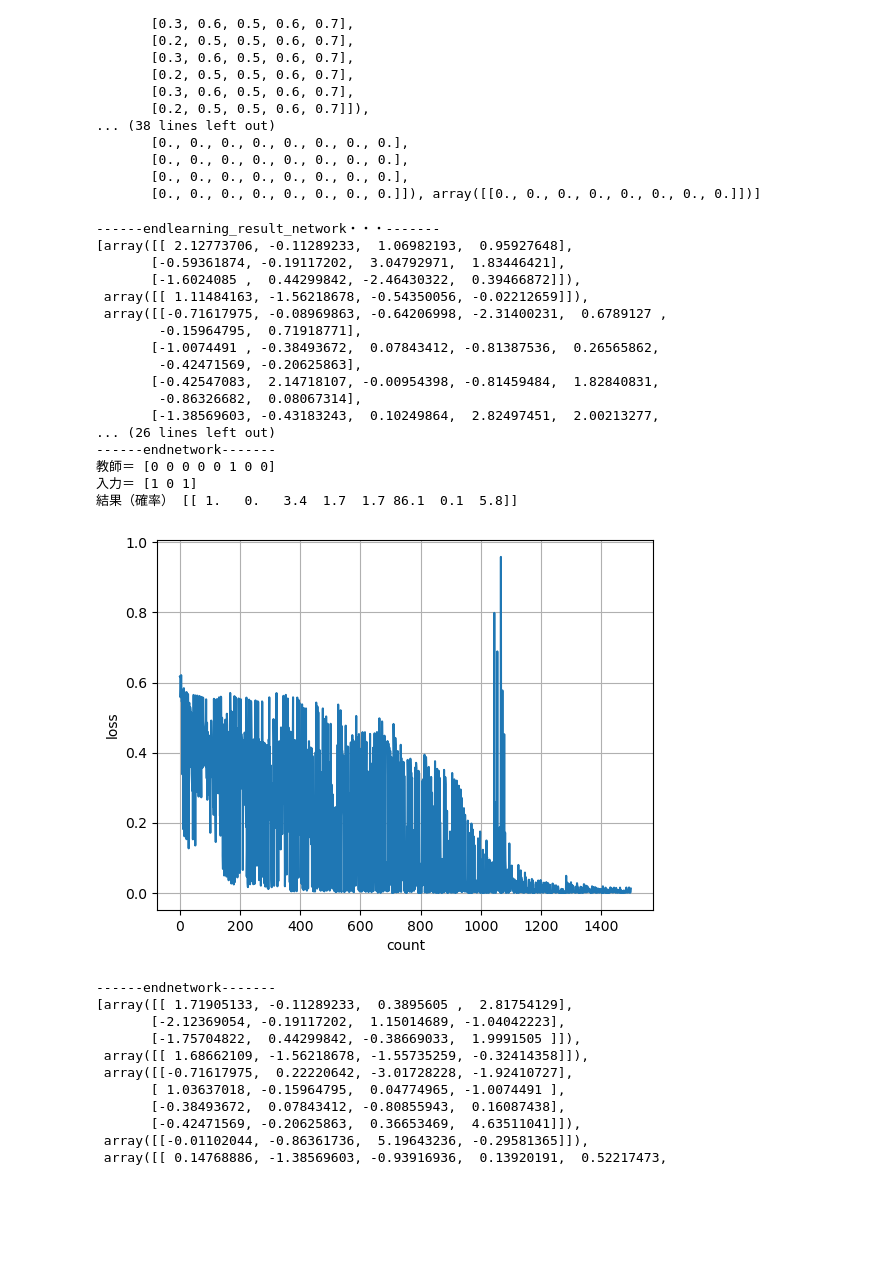
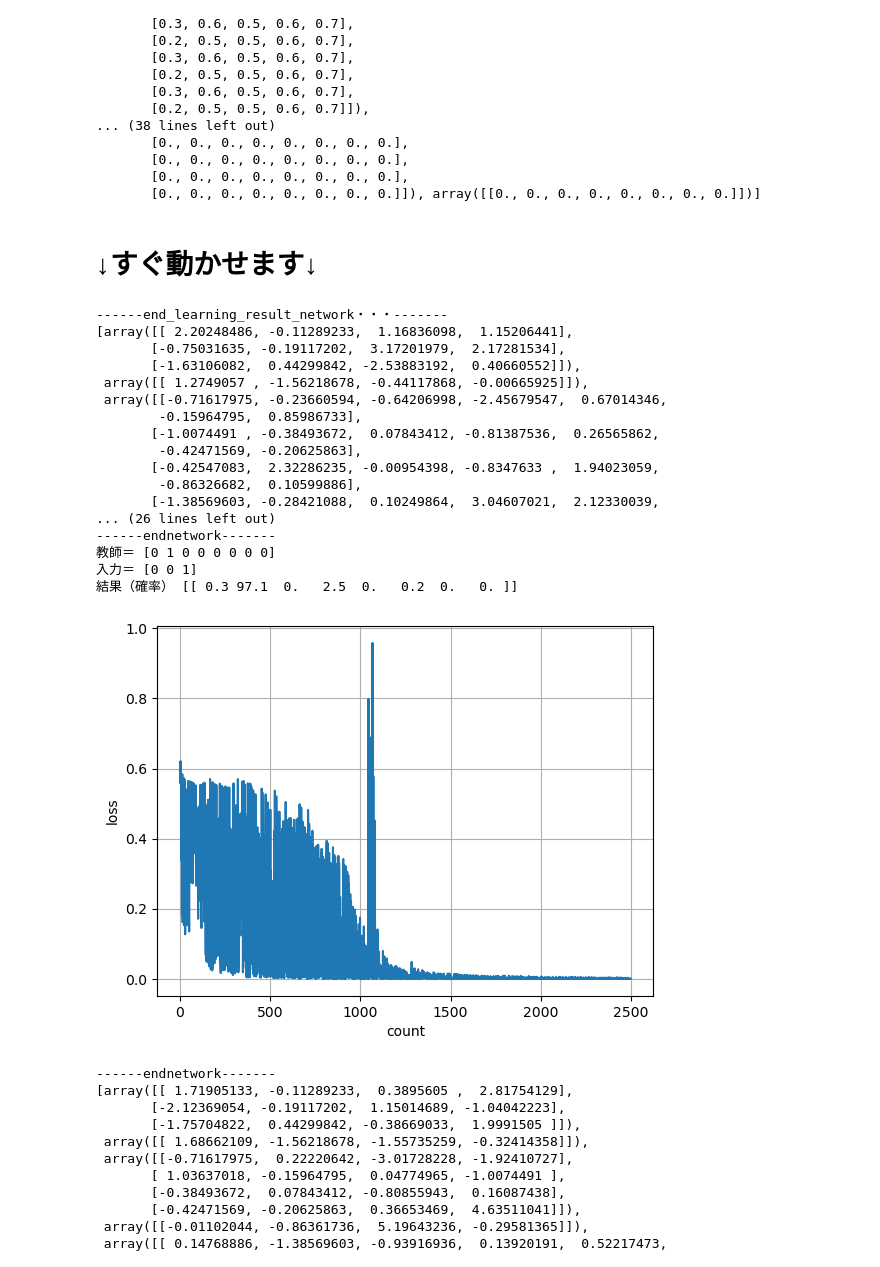
Before and after one commit to ShibuyaAtsushi/sibuya, a Jupyter notebook: my_neuralnet_1.ipynb, the cells around one changed output. Cells and saved outputs as stored; diff of their text form; code cells hidden in the pictures; blank space fills up the shorter version.

```diff
--- a/my_neuralnet_1.ipynb
+++ b/my_neuralnet_1.ipynb
@@ -380,10 +380,13 @@ print(network1_zeros)
        [0., 0., 0., 0., 0., 0., 0., 0.],
        [0., 0., 0., 0., 0., 0., 0., 0.],
        [0., 0., 0., 0., 0., 0., 0., 0.]]), array([[0., 0., 0., 0., 0., 0., 0., 0.]])]
+# %% [markdown]
+# ↓すぐ動かせます↓
 # %%
 import numpy as np
 import pprint
 import matplotlib.pyplot as plt
+from tqdm import trange
 
 
 #ニューラルネットワークを作る関数
@@ -482,7 +485,7 @@ h = 1e-2#0.0001
 #学習率を定義
 learning_rate = 0.6
 #学習回数を定義
-learn = 1500
+learn = 2500
 
 
 Network = set_network(w1,b1,w2,b2,w3,b3)#初期ネットワーク作成
@@ -501,7 +504,7 @@ COUNT=[]
 LOSS=[]
 
 #繰り返し処理
-for i in range(learn):
+for i in trange(learn):
     in_x, teach = make_input()#入力データと教師信号作成
     # print("勾配リストによって更新された時のNetwork＝")
     # pprint.pprint(Network)
@@ -542,47 +545,47 @@ print("教師＝" , teach)
 print("入力＝" , in_x)
 # A = change_one_hot(A)
 print("結果（確率）" , np.round(A*100,1))
 
 plt.plot(COUNT, LOSS)
 plt.xlabel("count")
 plt.ylabel("loss")
 plt.grid()
 plt.show()
 
 
 
 
 
 
     # あるひとつのパラメータだけちょっと増やしたNetworkを作って、順伝播する
     # あるひとつのパラメータだけちょっと減らしたNetworkを作って、順伝播する
     # その二つの値を教師データと比較し、誤差を計算する
     # それらの変化量から、ある一つのパラメータの勾配を求める。そしてリストにまとめる
 
     # これらをすべてのパラメータで一つ一つやって(for文)、勾配のリストを完成させる
 
     # 勾配のリストに学習率をかけた者を、今のパラメータから引いて更新する
 
     # 更新後のパラメータで新たなNetworkを作成する
 # %% [output]
-------endlearning_result_network・・・-------
-[array([[ 2.12773706, -0.11289233,  1.06982193,  0.95927648],
-       [-0.59361874, -0.19117202,  3.04792971,  1.83446421],
-       [-1.6024085 ,  0.44299842, -2.46430322,  0.39466872]]),
- array([[ 1.11484163, -1.56218678, -0.54350056, -0.02212659]]),
- array([[-0.71617975, -0.08969863, -0.64206998, -2.31400231,  0.6789127 ,
-        -0.15964795,  0.71918771],
+------end_learning_result_network・・・-------
+[array([[ 2.20248486, -0.11289233,  1.16836098,  1.15206441],
+       [-0.75031635, -0.19117202,  3.17201979,  2.17281534],
+       [-1.63106082,  0.44299842, -2.53883192,  0.40660552]]),
+ array([[ 1.2749057 , -1.56218678, -0.44117868, -0.00665925]]),
+ array([[-0.71617975, -0.23660594, -0.64206998, -2.45679547,  0.67014346,
+        -0.15964795,  0.85986733],
        [-1.0074491 , -0.38493672,  0.07843412, -0.81387536,  0.26565862,
         -0.42471569, -0.20625863],
-       [-0.42547083,  2.14718107, -0.00954398, -0.81459484,  1.82840831,
-        -0.86326682,  0.08067314],
-       [-1.38569603, -0.43183243,  0.10249864,  2.82497451,  2.00213277,
+       [-0.42547083,  2.32286235, -0.00954398, -0.8347633 ,  1.94023059,
+        -0.86326682,  0.10599886],
+       [-1.38569603, -0.28421088,  0.10249864,  3.04607021,  2.12330039,
 ... (26 lines left out)
 ------endnetwork-------
-教師＝ [0 0 0 0 0 1 0 0]
-入力＝ [1 0 1]
-結果（確率） [[ 1.   0.   3.4  1.7  1.7 86.1  0.1  5.8]]
+教師＝ [0 1 0 0 0 0 0 0]
+入力＝ [0 0 1]
+結果（確率） [[ 0.3 97.1  0.   2.5  0.   0.2  0.   0. ]]
-[figure, old version]
+[figure, new version]
 # %%
 #ただの推論
 in_x, teach = make_input()
```
Also changed, not shown: parts of 9 cells of this notebook, 1 other file.
